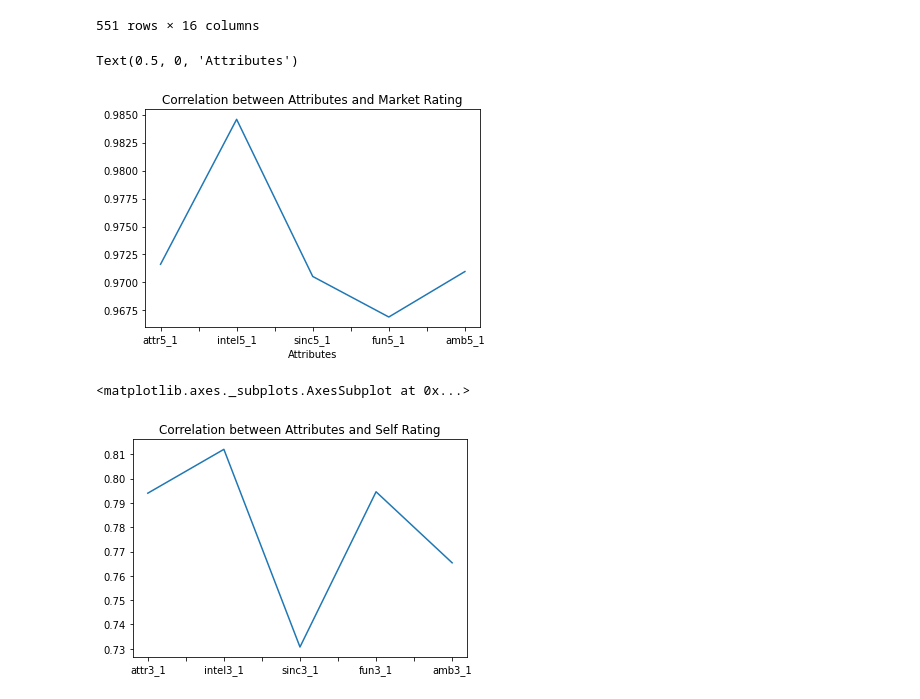
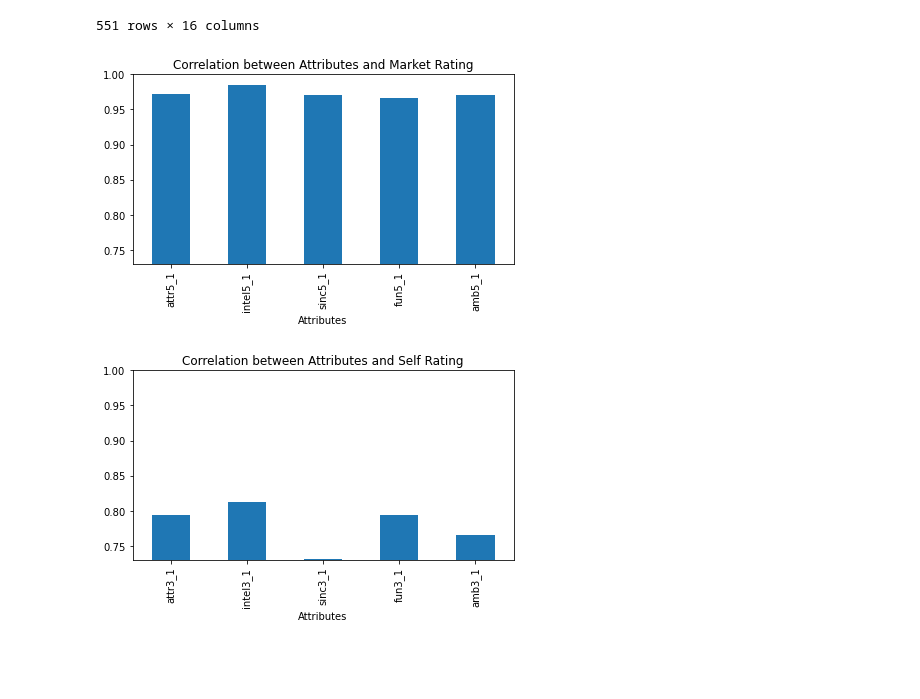
Before and after one commit to okwan91/Speed_dating, a Jupyter notebook: Notebooks/Graphs.ipynb, the cells around one changed output. Saved outputs shown, nothing was run; the diff lists cells and outputs as text; code cells hidden in the pictures; blank space fills up the shorter version.

```diff
--- a/Notebooks/Graphs.ipynb
+++ b/Notebooks/Graphs.ipynb
@@ -256,12 +271,16 @@ Ambitious'''
 corr_market = grouped.corr().filter(market).drop(market)
 corr_self = grouped.corr().filter(self).drop(self)
 # %%
-corr_market.loc['Total Market Rating'].plot(title = "Correlation between Attributes and Market Rating").set_xlabel('Attributes')
+plt.ylim(.73,1)
+corr_market.loc['Total Market Rating'].plot(kind = 'bar',title = "Correlation between Attributes and Market Rating").set_xlabel('Attributes')
+plt.tight_layout()
+#plt.savefig('Corr_Market.png')
 # %% [output]
-Text(0.5, 0, 'Attributes')
-[figure, old version]
+[figure, new version]
 # %%
-corr_self.loc['Total Self Rating'].plot(title = "Correlation between Attributes and Self Rating")
+plt.ylim(.73,1)
+corr_self.loc['Total Self Rating'].plot(kind = 'bar', title = "Correlation between Attributes and Self Rating").set_xlabel('Attributes')
+plt.tight_layout()
+#plt.savefig('Corr_Self.png')
 # %% [output]
-<matplotlib.axes._subplots.AxesSubplot at 0x...>
-[figure, old version]
+[figure, new version]
```
Also changed, not shown: parts of 4 cells of this notebook, 16 other files.
